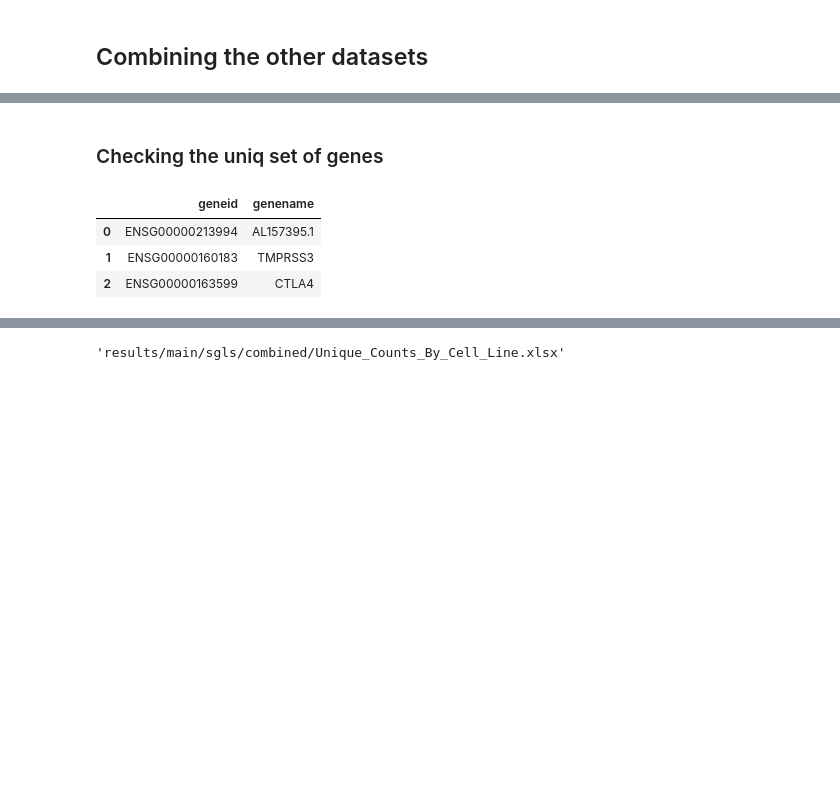
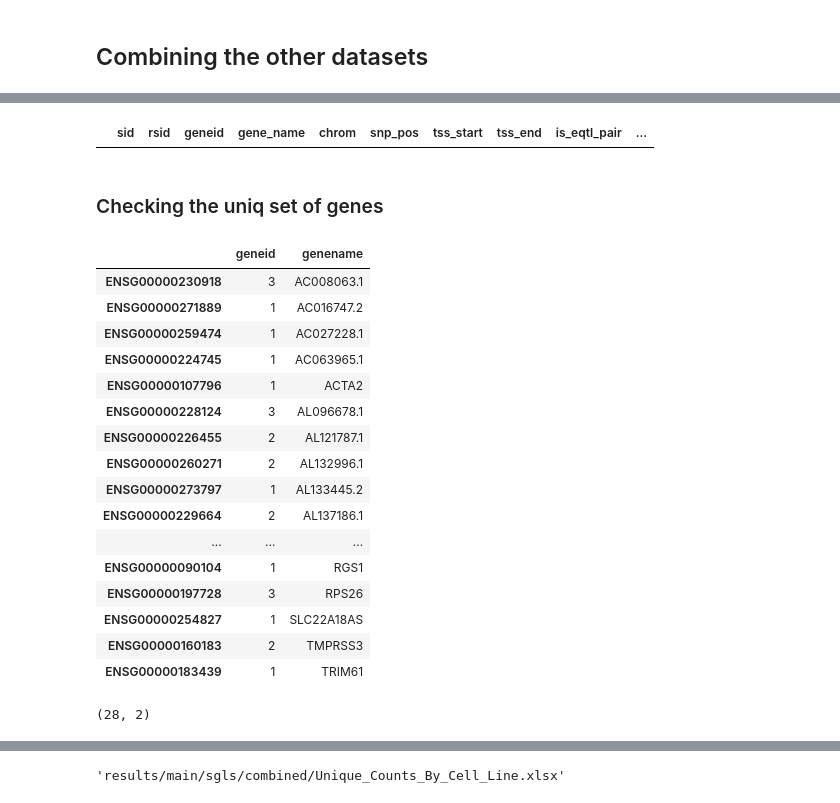
Before and after one commit to joreynajr/dchallenge, a Jupyter notebook: workflow/notebooks/reports/Combine_Master_Tables.py.ipynb, the cells around one changed output, grey strips where cells are left out. Drawn from its saved outputs; the diff is of its cells as text; code cells hidden in the pictures; blank space fills up the shorter version.

```diff
--- a/workflow/notebooks/reports/Combine_Master_Tables.py.ipynb
+++ b/workflow/notebooks/reports/Combine_Master_Tables.py.ipynb
@@ -148,14 +106,34 @@ data
+# %%
+sgl_data.loc[(sgl_data.is_eqtl_pair == 1) & (sgl_data.is_ld_snp == 0)]
+# %% [output]
+|  | sid | rsid | geneid | gene_name | chrom | snp_pos | tss_start | tss_end | is_eqtl_pair | ... |
 # %% [markdown]
 ### Checking the uniq set of genes
-# %%
-unique_genes = data.geneid.unique()
-unique_genes = [x for x in unique_genes if type(x) == str]
-unique_gnames = [gene_dict[x] if x in gene_dict else x for x in unique_genes]
-unique_genes_df = pd.DataFrame([unique_genes, unique_gnames]).T
-unique_genes_df.columns = ['geneid', 'genename']
-unique_genes_df
-# %% [output]
-|  | geneid | genename |
-| 0 | ENSG00000213994 | AL157395.1 |
-| 1 | ENSG00000160183 | TMPRSS3 |
-| 2 | ENSG00000163599 | CTLA4 |
+# %%
+unique_genes = sgl_data.loc[(sgl_data.is_ld_snp == 0)].geneid.value_counts().to_frame()
+unique_gnames = [gene_dict[x] if x in gene_dict else x for x in unique_genes.index.tolist()]
+unique_genes.loc[:, 'genename'] = unique_gnames
+unique_genes.sort_values('genename', inplace=True)
+unique_genes
+# %% [output]
+|  | geneid | genename |
+| ENSG00000230918 | 3 | AC008063.1 |
+| ENSG00000271889 | 1 | AC016747.2 |
+| ENSG00000259474 | 1 | AC027228.1 |
+| ENSG00000224745 | 1 | AC063965.1 |
+| ENSG00000107796 | 1 | ACTA2 |
+| ENSG00000228124 | 3 | AL096678.1 |
+| ENSG00000226455 | 2 | AL121787.1 |
+| ENSG00000260271 | 2 | AL132996.1 |
+| ENSG00000273797 | 1 | AL133445.2 |
+| ENSG00000229664 | 2 | AL137186.1 |
+| ... | ... | ... |
+| ENSG00000090104 | 1 | RGS1 |
+| ENSG00000197728 | 3 | RPS26 |
+| ENSG00000254827 | 1 | SLC22A18AS |
+| ENSG00000160183 | 2 | TMPRSS3 |
+| ENSG00000183439 | 1 | TRIM61 |
+# %%
+unique_genes.shape
+# %% [output]
+(28, 2)
```
Also changed, not shown: parts of 34 cells of this notebook, 1 other file.
